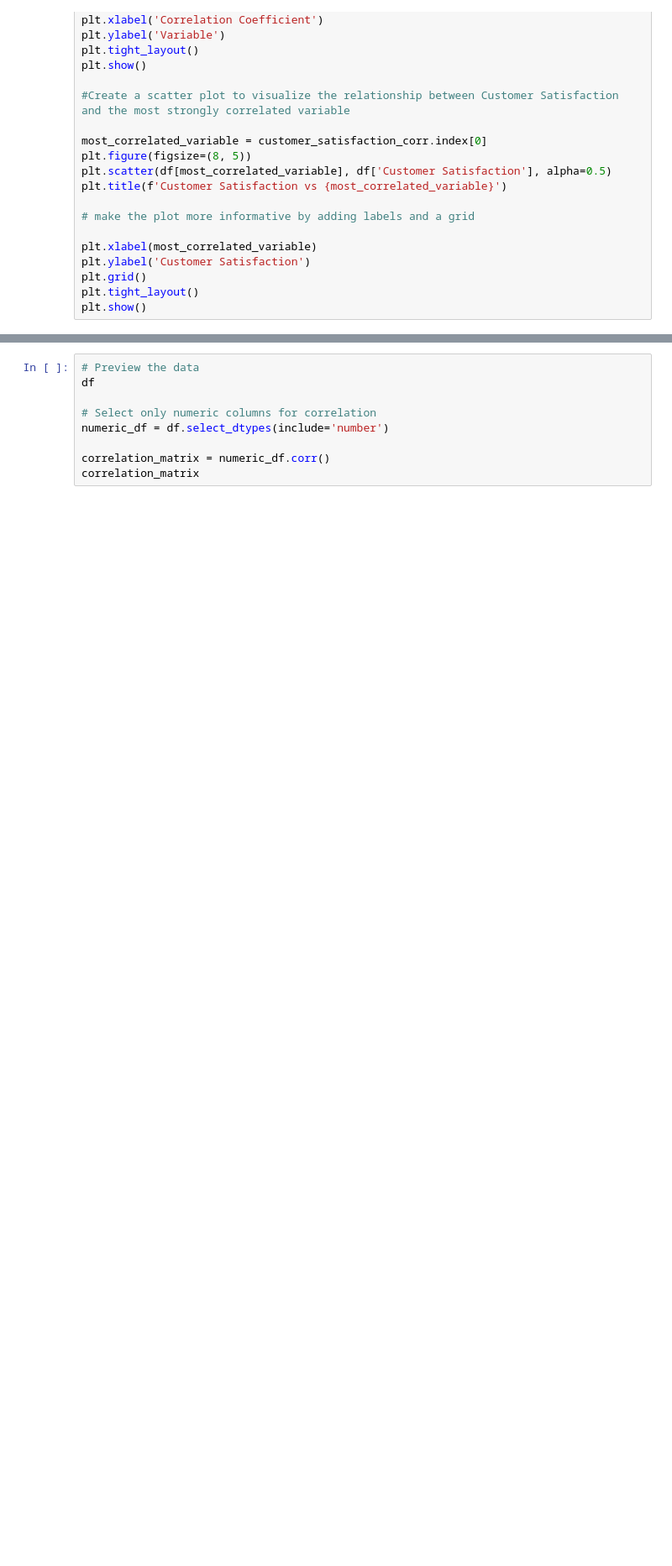
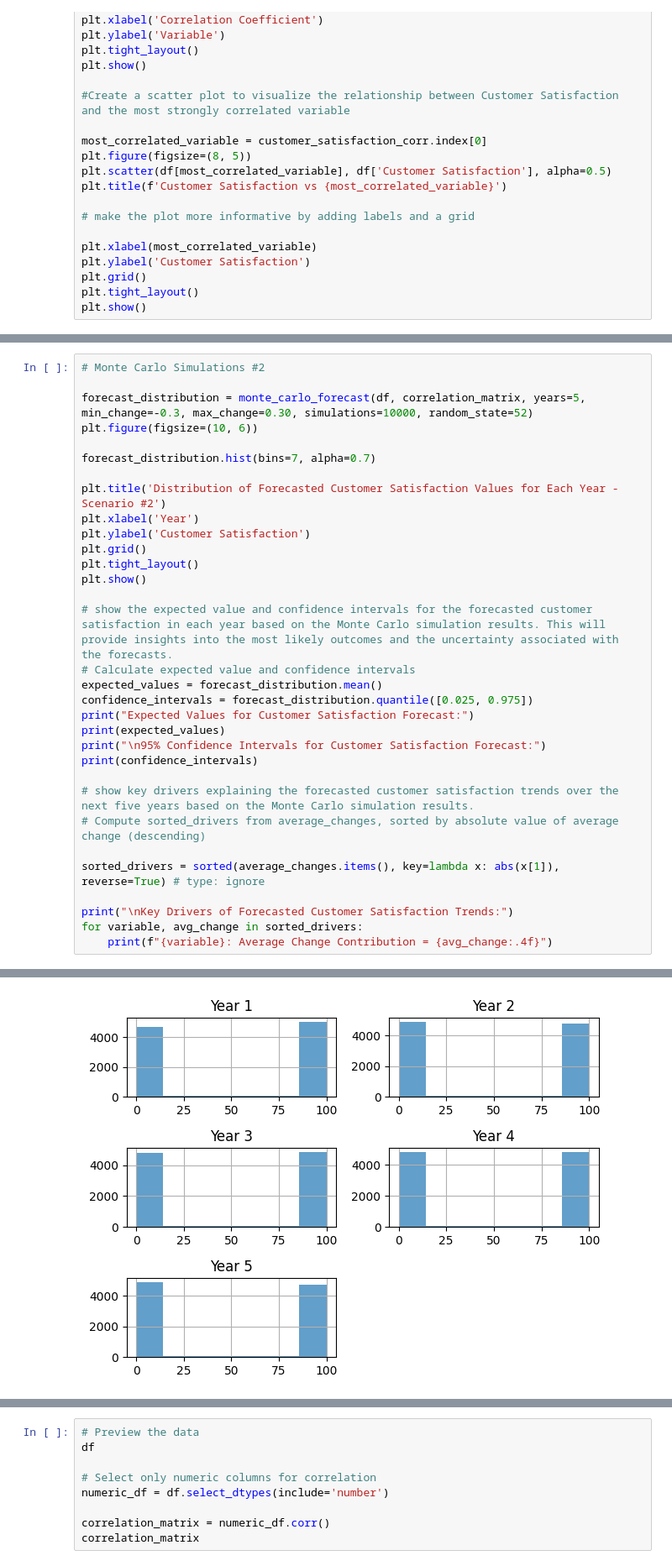
Before and after one commit to rgregs60/Python-Fall-2024-Notebooks, a Jupyter notebook: Development Code/Development Work 2025/test_Let_me_start_coding.ipynb, the cells around one changed output, grey strips where cells are left out. Shown at 84% size. Drawn from its saved outputs; the diff is of its cells as text; blank space fills up the shorter version.

```diff
--- a/Development Code/Development Work 2025/test_Let_me_start_coding.ipynb
+++ b/Development Code/Development Work 2025/test_Let_me_start_coding.ipynb
@@ -239,0 +259,33 @@ Hourly Employee Turnover Rate: Average Change Contribution = 2.7555
+# %%
+# Monte Carlo Simulations #2
+
+forecast_distribution = monte_carlo_forecast(df, correlation_matrix, years=5, min_change=-0.3, max_change=0.30, simulations=10000, random_state=52)
+plt.figure(figsize=(10, 6))
+
+forecast_distribution.hist(bins=7, alpha=0.7)
+
+plt.title('Distribution of Forecasted Customer Satisfaction Values for Each Year - Scenario #2')
+plt.xlabel('Year')
+plt.ylabel('Customer Satisfaction')
+plt.grid()
+plt.tight_layout()
+plt.show()
+
+# show the expected value and confidence intervals for the forecasted customer satisfaction in each year based on the Monte Carlo simulation results. This will provide insights into the most likely outcomes and the uncertainty associated with the forecasts.
+# Calculate expected value and confidence intervals
+expected_values = forecast_distribution.mean()
+confidence_intervals = forecast_distribution.quantile([0.025, 0.975])
+print("Expected Values for Customer Satisfaction Forecast:")
+print(expected_values)
+print("\n95% Confidence Intervals for Customer Satisfaction Forecast:")
+print(confidence_intervals)
+
+# show key drivers explaining the forecasted customer satisfaction trends over the next five years based on the Monte Carlo simulation results.
+# Compute sorted_drivers from average_changes, sorted by absolute value of average change (descending)
+
+sorted_drivers = sorted(average_changes.items(), key=lambda x: abs(x[1]), reverse=True) # type: ignore
+
+print("\nKey Drivers of Forecasted Customer Satisfaction Trends:")
+for variable, avg_change in sorted_drivers:
+    print(f"{variable}: Average Change Contribution = {avg_change:.4f}")
+# %% [output]
@@ -239,0 +293 @@ Hourly Employee Turnover Rate: Average Change Contribution = 2.7555
+[figure, added]
```
Also changed, not shown: parts of 4 cells of this notebook, 1 other file.
